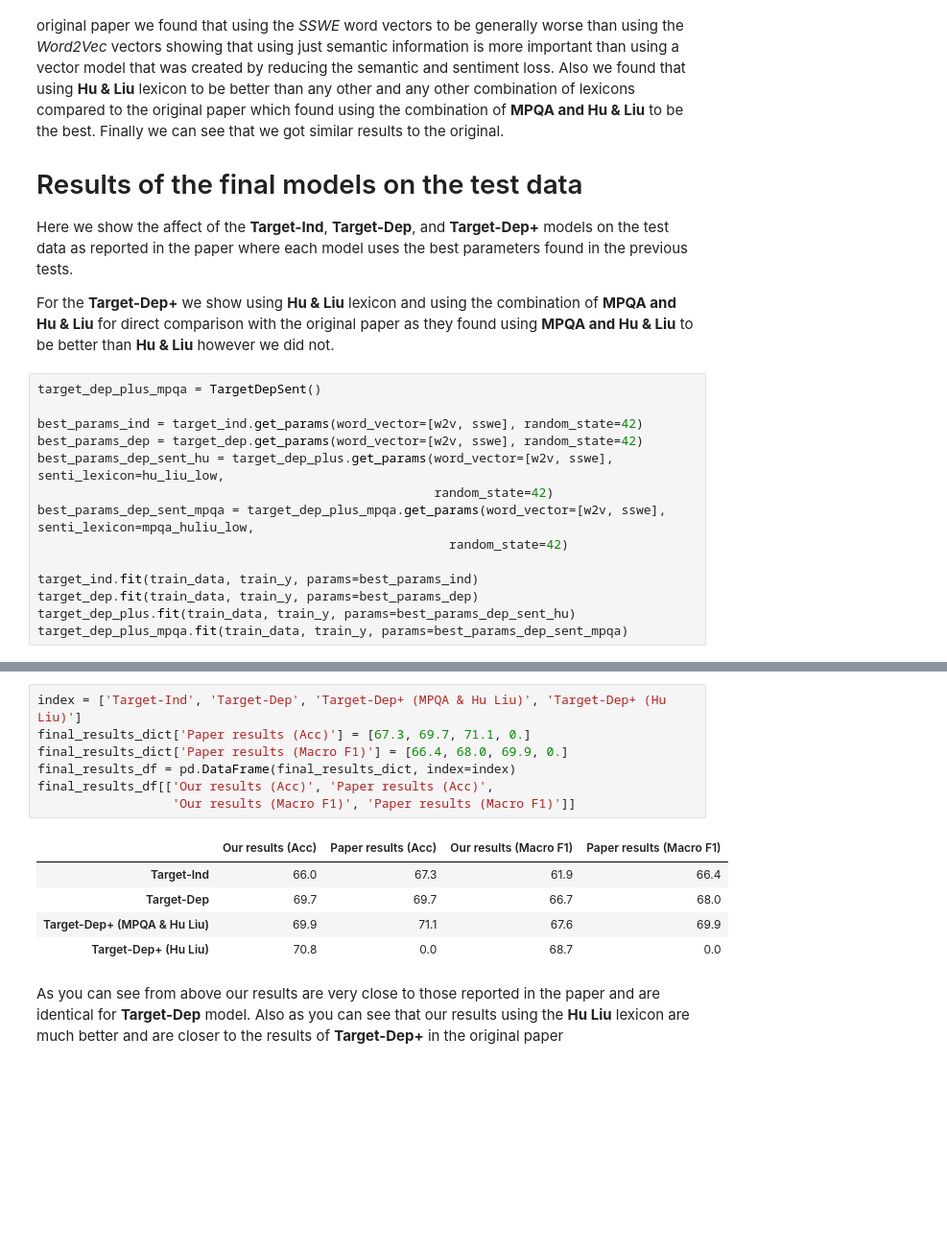
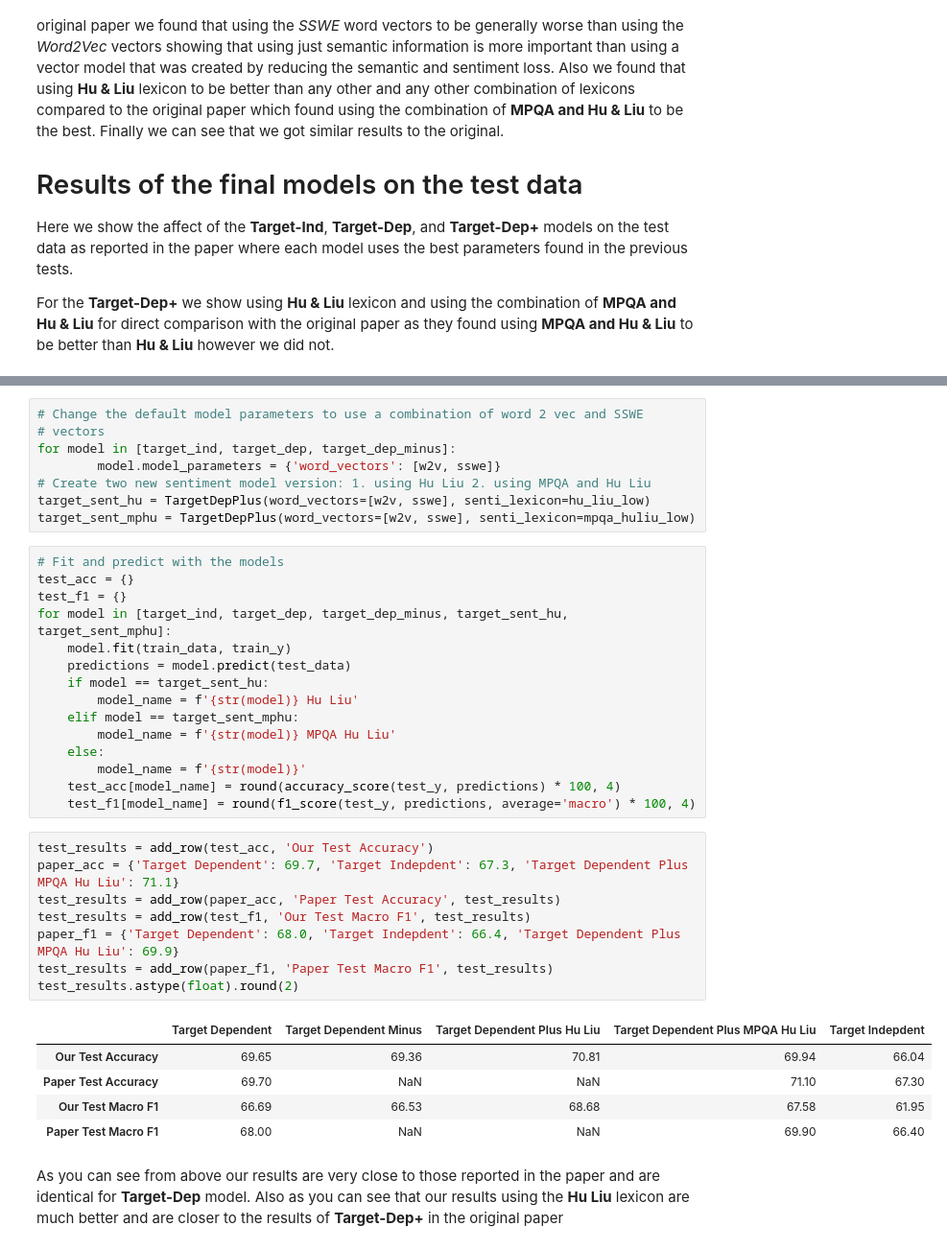
Before and after one commit to apmoore1/Bella, a Jupyter notebook: notebooks/target_model.ipynb, the cells around one changed output, grey strips where cells are left out. Shown at 96% size. Drawn from its saved outputs; the diff is of its cells as text; blank space fills up the shorter version.

```diff
--- a/notebooks/target_model.ipynb
+++ b/notebooks/target_model.ipynb
@@ -342,17 +283,3 @@ As we can see from the results above using the combination of the two word vecto
 Here we show the affect of the **Target-Ind**, **Target-Dep**, and **Target-Dep+** models on the test data as reported in the paper where each model uses the best parameters found in the previous tests.
 
 For the **Target-Dep+** we show using **Hu & Liu** lexicon and using the combination of **MPQA and Hu & Liu** for direct comparison with the original paper as they found using **MPQA and Hu & Liu** to be better than **Hu & Liu** however we did not.
-# %%
-target_dep_plus_mpqa = TargetDepSent()
-
-best_params_ind = target_ind.get_params(word_vector=[w2v, sswe], random_state=42)
-best_params_dep = target_dep.get_params(word_vector=[w2v, sswe], random_state=42)
-best_params_dep_sent_hu = target_dep_plus.get_params(word_vector=[w2v, sswe], senti_lexicon=hu_liu_low,
-                                                     random_state=42)
-best_params_dep_sent_mpqa = target_dep_plus_mpqa.get_params(word_vector=[w2v, sswe], senti_lexicon=mpqa_huliu_low,
-                                                       random_state=42)
-
-target_ind.fit(train_data, train_y, params=best_params_ind)
-target_dep.fit(train_data, train_y, params=best_params_dep)
-target_dep_plus.fit(train_data, train_y, params=best_params_dep_sent_hu)
-target_dep_plus_mpqa.fit(train_data, train_y, params=best_params_dep_sent_mpqa)
@@ -376,16 +286,40 @@ for result in results:
-# %%
-index = ['Target-Ind', 'Target-Dep', 'Target-Dep+ (MPQA & Hu Liu)', 'Target-Dep+ (Hu Liu)']
-final_results_dict['Paper results (Acc)'] = [67.3, 69.7, 71.1, 0.]
-final_results_dict['Paper results (Macro F1)'] = [66.4, 68.0, 69.9, 0.]
-final_results_df = pd.DataFrame(final_results_dict, index=index)
-final_results_df[['Our results (Acc)', 'Paper results (Acc)',
-                  'Our results (Macro F1)', 'Paper results (Macro F1)']]
-# %% [output]
-|  | Our results (Acc) | Paper results (Acc) | Our results (Macro F1) | Paper results (Macro F1) |
-| Target-Ind | 66.0 | 67.3 | 61.9 | 66.4 |
-| Target-Dep | 69.7 | 69.7 | 66.7 | 68.0 |
-| Target-Dep+ (MPQA & Hu Liu) | 69.9 | 71.1 | 67.6 | 69.9 |
-| Target-Dep+ (Hu Liu) | 70.8 | 0.0 | 68.7 | 0.0 |
+# %%
+# Change the default model parameters to use a combination of word 2 vec and SSWE
+# vectors
+for model in [target_ind, target_dep, target_dep_minus]:
+        model.model_parameters = {'word_vectors': [w2v, sswe]}
+# Create two new sentiment model version: 1. using Hu Liu 2. using MPQA and Hu Liu
+target_sent_hu = TargetDepPlus(word_vectors=[w2v, sswe], senti_lexicon=hu_liu_low)
+target_sent_mphu = TargetDepPlus(word_vectors=[w2v, sswe], senti_lexicon=mpqa_huliu_low)
+# %%
+# Fit and predict with the models
+test_acc = {}
+test_f1 = {}
+for model in [target_ind, target_dep, target_dep_minus, target_sent_hu, target_sent_mphu]:
+    model.fit(train_data, train_y)
+    predictions = model.predict(test_data)
+    if model == target_sent_hu:
+        model_name = f'{str(model)} Hu Liu'
+    elif model == target_sent_mphu:
+        model_name = f'{str(model)} MPQA Hu Liu'
+    else:
+        model_name = f'{str(model)}'
+    test_acc[model_name] = round(accuracy_score(test_y, predictions) * 100, 4)
+    test_f1[model_name] = round(f1_score(test_y, predictions, average='macro') * 100, 4)
+# %%
+test_results = add_row(test_acc, 'Our Test Accuracy')
+paper_acc = {'Target Dependent': 69.7, 'Target Indepdent': 67.3, 'Target Dependent Plus MPQA Hu Liu': 71.1}
+test_results = add_row(paper_acc, 'Paper Test Accuracy', test_results)
+test_results = add_row(test_f1, 'Our Test Macro F1', test_results)
+paper_f1 = {'Target Dependent': 68.0, 'Target Indepdent': 66.4, 'Target Dependent Plus MPQA Hu Liu': 69.9}
+test_results = add_row(paper_f1, 'Paper Test Macro F1', test_results)
+test_results.astype(float).round(2)
+# %% [output]
+|  | Target Dependent | Target Dependent Minus | Target Dependent Plus Hu Liu | Target Dependent Plus MPQA Hu Liu | Target Indepdent |
+| Our Test Accuracy | 69.65 | 69.36 | 70.81 | 69.94 | 66.04 |
+| Paper Test Accuracy | 69.70 | NaN | NaN | 71.10 | 67.30 |
+| Our Test Macro F1 | 66.69 | 66.53 | 68.68 | 67.58 | 61.95 |
+| Paper Test Macro F1 | 68.00 | NaN | NaN | 69.90 | 66.40 |
 # %% [markdown]
 As you can see from above our results are very close to those reported in the paper and are identical for **Target-Dep** model. Also as you can see that our results using the **Hu Liu** lexicon are much better and are closer to the results of **Target-Dep+** in the original paper
 # %% [markdown]
```
Also changed, not shown: parts of 43 cells of this notebook.
